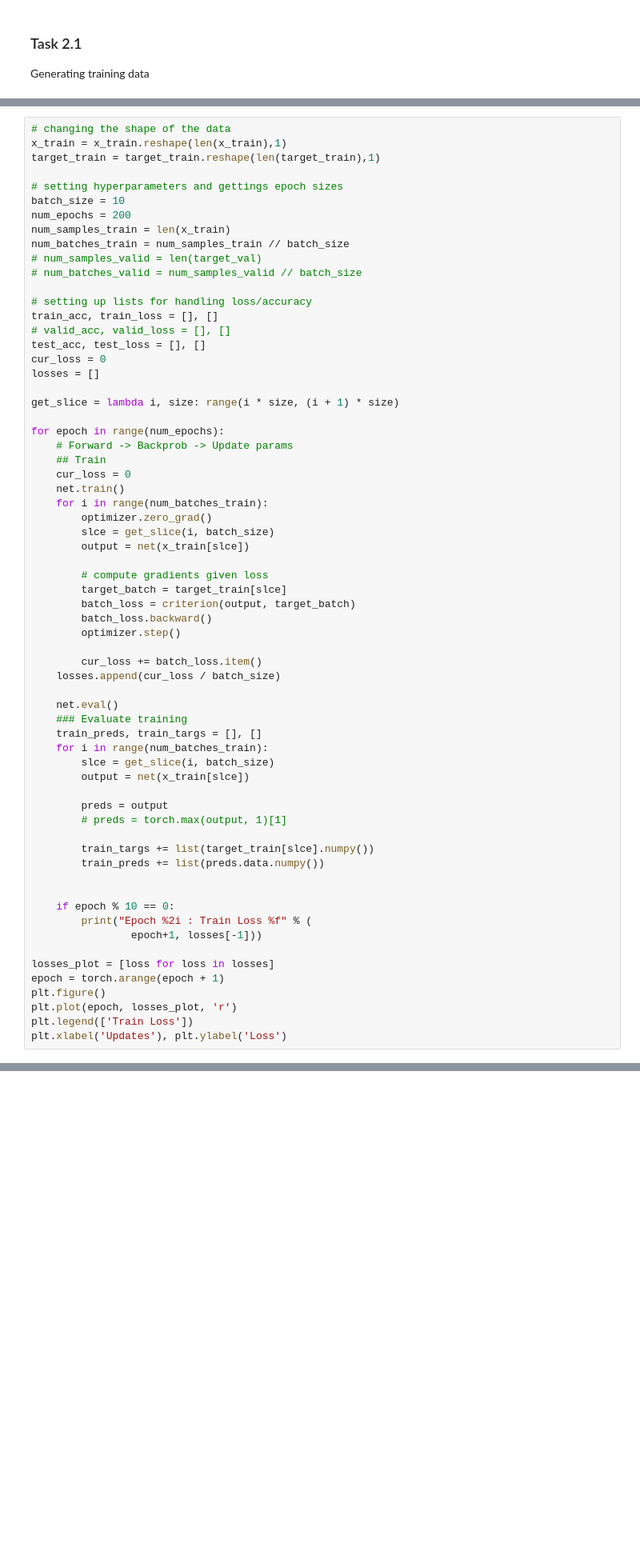
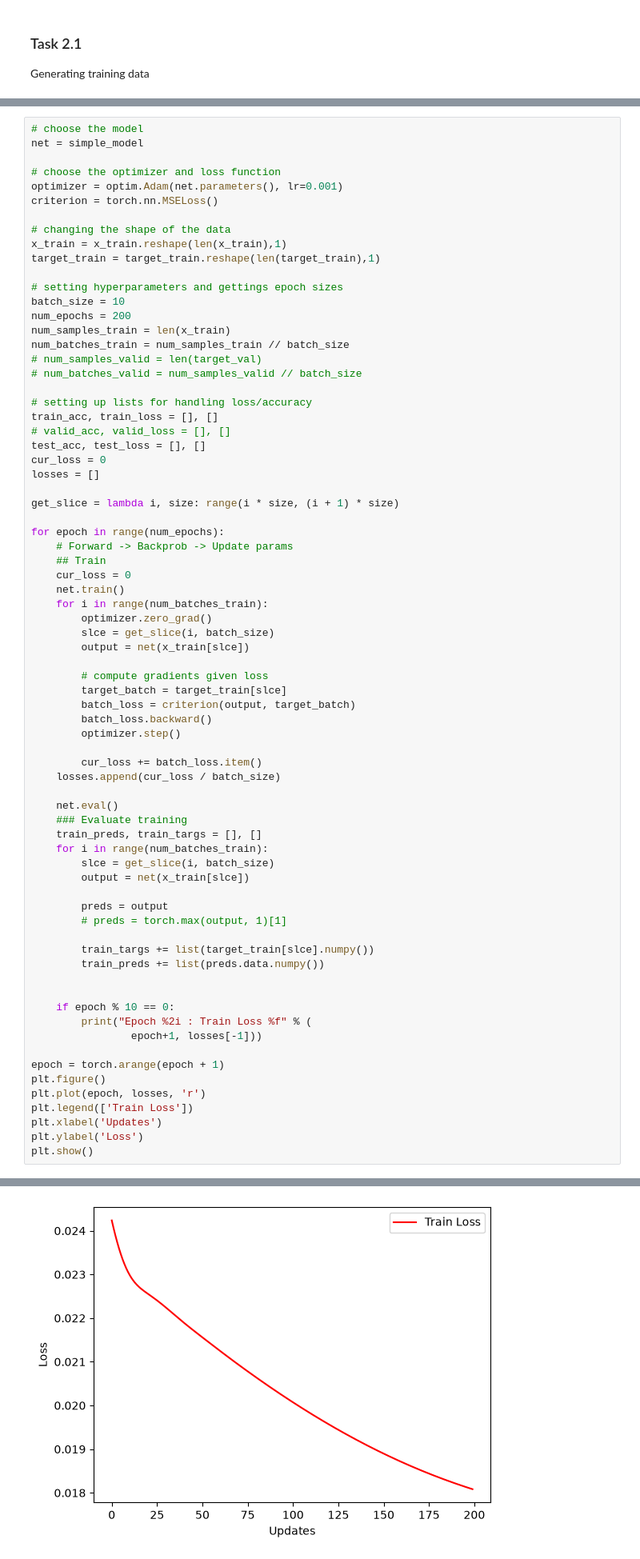
Before and after one commit to KasperKCarlsen/final-assignment-02456, a Jupyter notebook: assignment-torch.ipynb, the cells around one changed output, grey strips where cells are left out. Shown at 80% size. Cells and saved outputs as stored; diff of their text form; blank space fills up the shorter version.

```diff
--- a/assignment-torch.ipynb
+++ b/assignment-torch.ipynb
@@ -60,4 +71,11 @@ Error:
 # %%
+# choose the model
+net = simple_model
+
+# choose the optimizer and loss function
+optimizer = optim.Adam(net.parameters(), lr=0.001)
+criterion = torch.nn.MSELoss()
+
 # changing the shape of the data
 x_train = x_train.reshape(len(x_train),1)
 target_train = target_train.reshape(len(target_train),1)
@@ -116,10 +134,11 @@ for epoch in range(num_epochs):
         print("Epoch %2i : Train Loss %f" % (
                 epoch+1, losses[-1]))
 
-losses_plot = [loss for loss in losses]
 epoch = torch.arange(epoch + 1)
 plt.figure()
-plt.plot(epoch, losses_plot, 'r')
+plt.plot(epoch, losses, 'r')
 plt.legend(['Train Loss'])
-plt.xlabel('Updates'), plt.ylabel('Loss')
+plt.xlabel('Updates')
+plt.ylabel('Loss')
+plt.show()
 # %% [output]
@@ -128,0 +165 @@ Epoch 101 : Train Loss 0.007140
+[figure, added]
```
Also changed, not shown: parts of 10 cells of this notebook, 1 other file.
